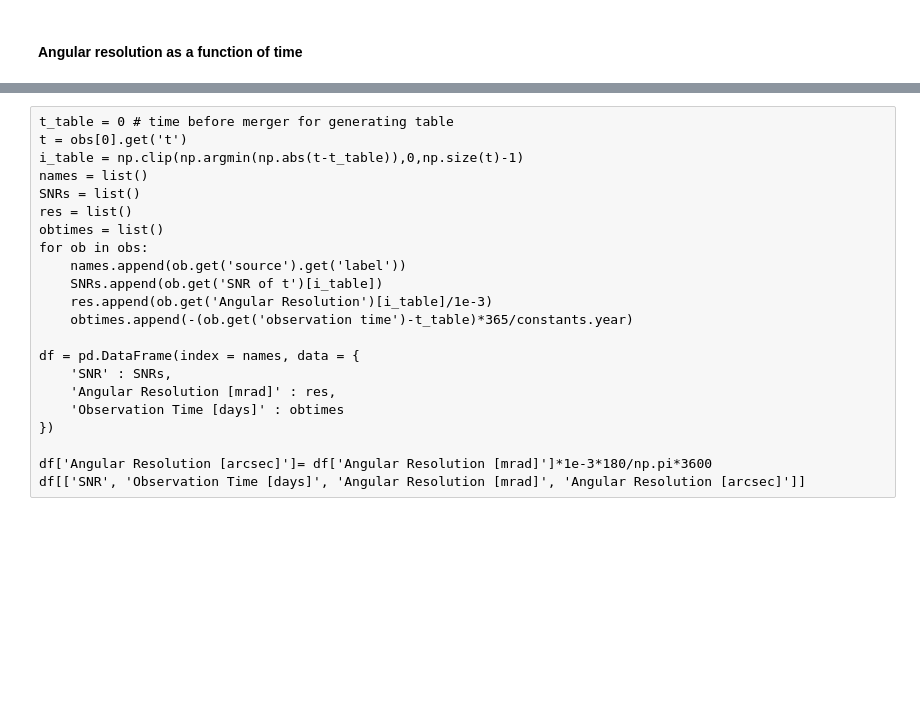
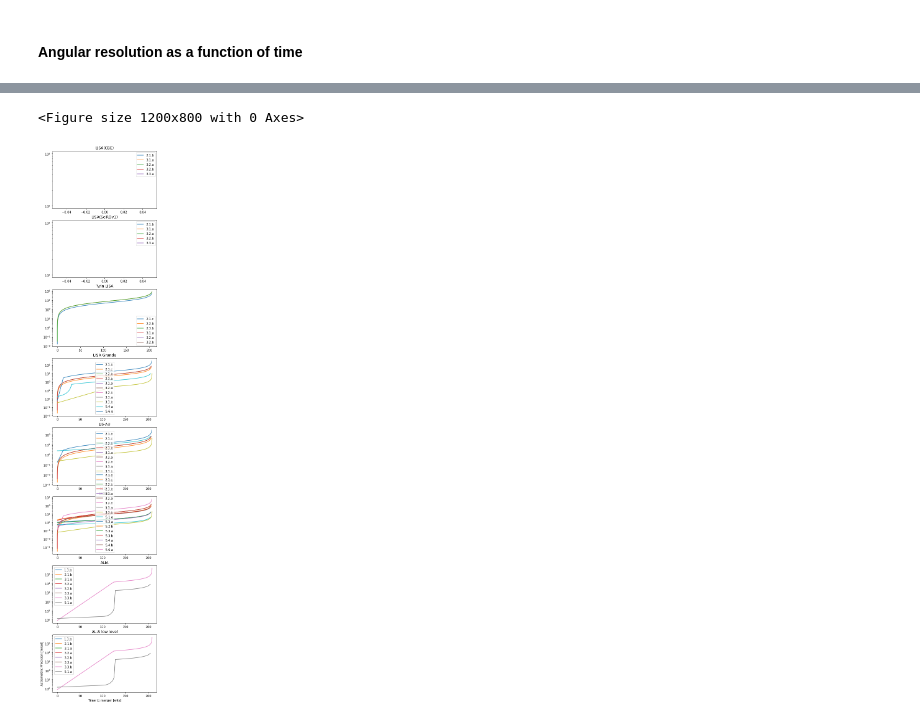
Before and after one commit to JohnGBaker/GWI-metrics, a Jupyter notebook: Notebooks/Observation Targets Assessor.ipynb, the cells around one changed output, grey strips where cells are left out. Drawn from its saved outputs; the diff is of its cells as text; code cells hidden in the pictures; blank space fills up the shorter version.

```diff
--- a/Notebooks/Observation Targets Assessor.ipynb
+++ b/Notebooks/Observation Targets Assessor.ipynb
@@ -462,22 +509,23 @@ plt.savefig('../plots/%s_res_v_t.png' % modelName)
-# %% [raw]
-t_table = 0 # time before merger for generating table
-t = obs[0].get('t')
-i_table = np.clip(np.argmin(np.abs(t-t_table)),0,np.size(t)-1)
-names = list()
-SNRs = list()
-res = list()
-obtimes = list()
-for ob in obs:
-    names.append(ob.get('source').get('label'))
-    SNRs.append(ob.get('SNR of t')[i_table])
-    res.append(ob.get('Angular Resolution')[i_table]/1e-3)
-    obtimes.append(-(ob.get('observation time')-t_table)*365/constants.year)
-
-df = pd.DataFrame(index = names, data = {
-    'SNR' : SNRs,
-    'Angular Resolution [mrad]' : res,
-    'Observation Time [days]' : obtimes
-})
-
-df['Angular Resolution [arcsec]']= df['Angular Resolution [mrad]']*1e-3*180/np.pi*3600
-df[['SNR', 'Observation Time [days]', 'Angular Resolution [mrad]', 'Angular Resolution [arcsec]']]
+# %%
+# Angular resolution
+# SNR of time plot
+fig = plt.figure(figsize=(6,4),dpi=200)
+#ax = fig.add_subplot(1,1,1)
+fig,axs=plt.subplots(len(missions),figsize=(6,4*len(missions)))
+for i,mission in enumerate(missions):
+    ax = axs[i]
+    for ob in mission['obs']:
+        if ob['source']['type']=='CW':continue
+        if ob['assessment'].get('eps',10)>1:continue
+        ax.plot(-ob.get('t')*52/constants.year,ob.get('Angular Resolution')*1e3,label= ob.get('source').get('label'))
+        ax.set_title(mission['label'])
+        ax.set_xscale('linear')
+        ax.set_yscale('log')
+        plt.ylabel('Astrometric Precision [mrad]')
+        ax.legend()
+
+plt.xlabel('Time to merger [wks]')
+plt.subplots_adjust()
+# %% [output]
+<Figure size 1200x800 with 0 Axes>
+[figure, added]
```
Also changed, not shown: parts of 10 cells of this notebook, 2 other files.
